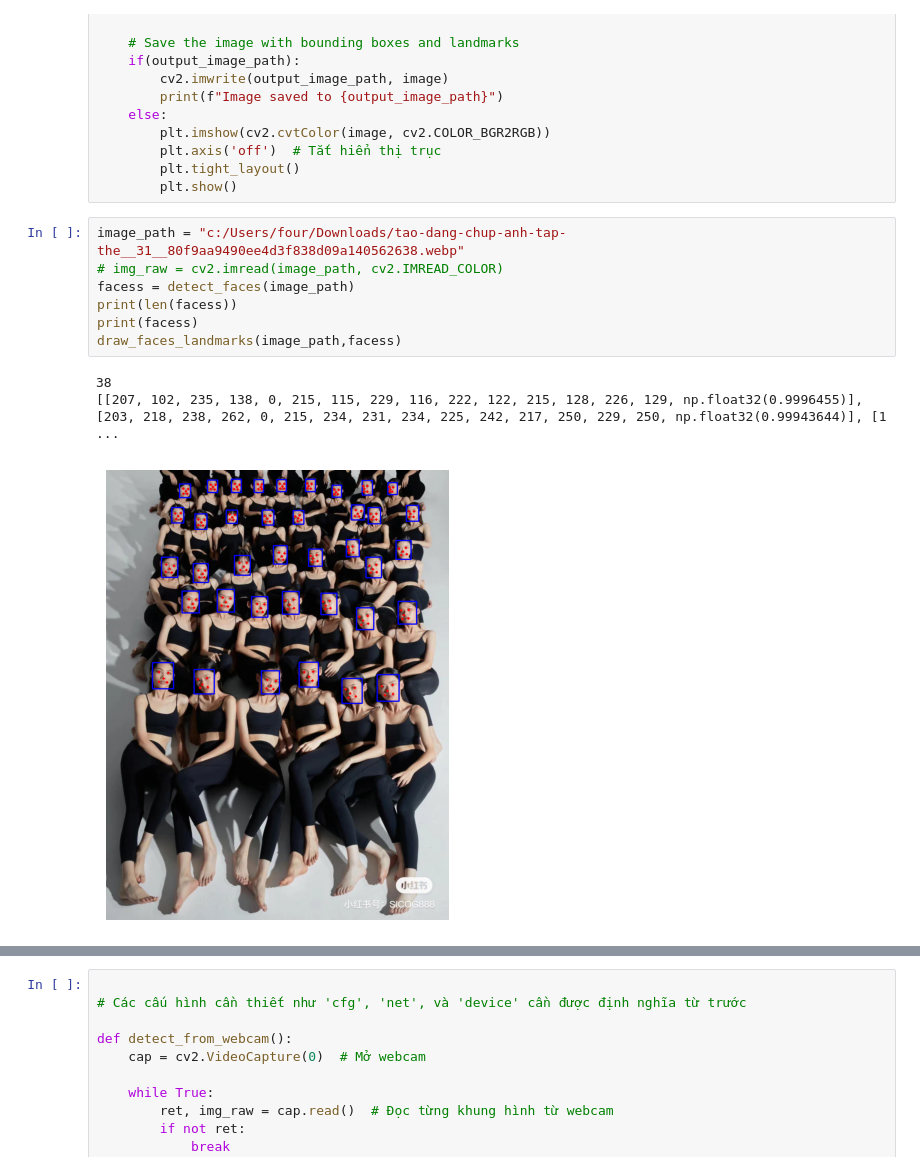
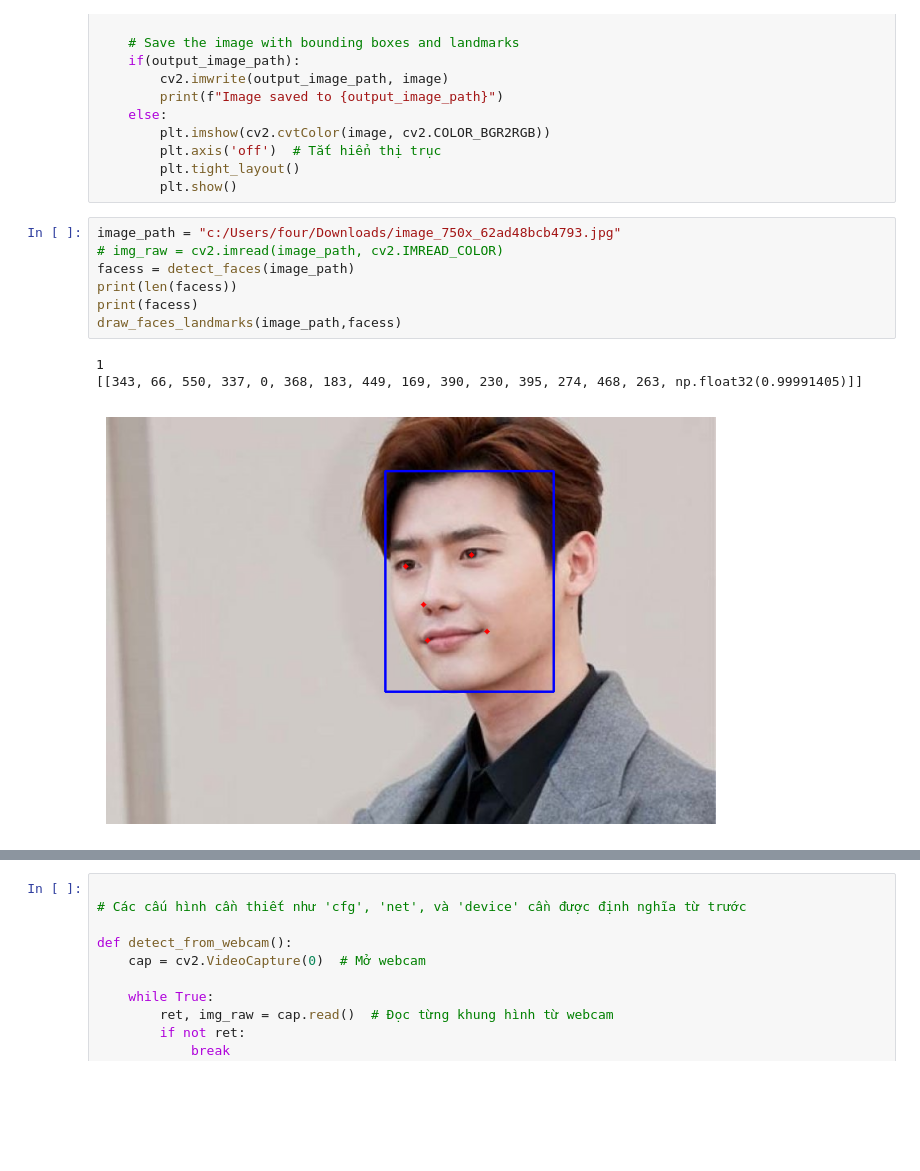
Before and after one commit to fclone01/Pytorch_Retinaface, a Jupyter notebook: test_image.ipynb, the cells around one changed output, grey strips where cells are left out. Saved outputs shown, nothing was run; the diff lists cells and outputs as text; blank space fills up the shorter version.

```diff
--- a/test_image.ipynb
+++ b/test_image.ipynb
@@ -189,13 +189,13 @@ def draw_faces_landmarks(image_path, faces_data, output_image_path=None):
         plt.tight_layout()
         plt.show()
 # %%
-image_path = "c:/Users/four/Downloads/tao-dang-chup-anh-tap-the__31__80f9aa9490ee4d3f838d09a140562638.webp"
+image_path = "c:/Users/four/Downloads/image_750x_62ad48bcb4793.jpg"
 # img_raw = cv2.imread(image_path, cv2.IMREAD_COLOR)
 facess = detect_faces(image_path)
 print(len(facess))
 print(facess)
 draw_faces_landmarks(image_path,facess)
 # %% [output]
-38
-[[207, 102, 235, 138, 0, 215, 115, 229, 116, 222, 122, 215, 128, 226, 129, np.float32(0.9996455)], [203, 218, 238, 262, 0, 215, 234, 231, 234, 225, 242, 217, 250, 229, 250, np.float32(0.99943644)], [1 ...
+1
+[[343, 66, 550, 337, 0, 368, 183, 449, 169, 390, 230, 395, 274, 468, 263, np.float32(0.99991405)]]
-[figure, old version]
+[figure, new version]
```
Also changed, not shown: parts of 5 cells of this notebook.
